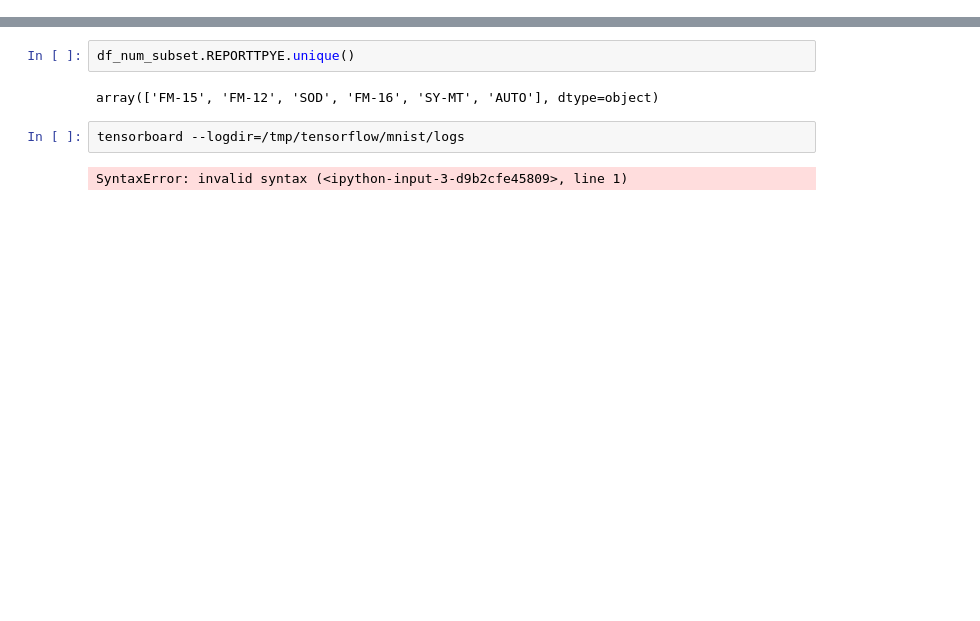
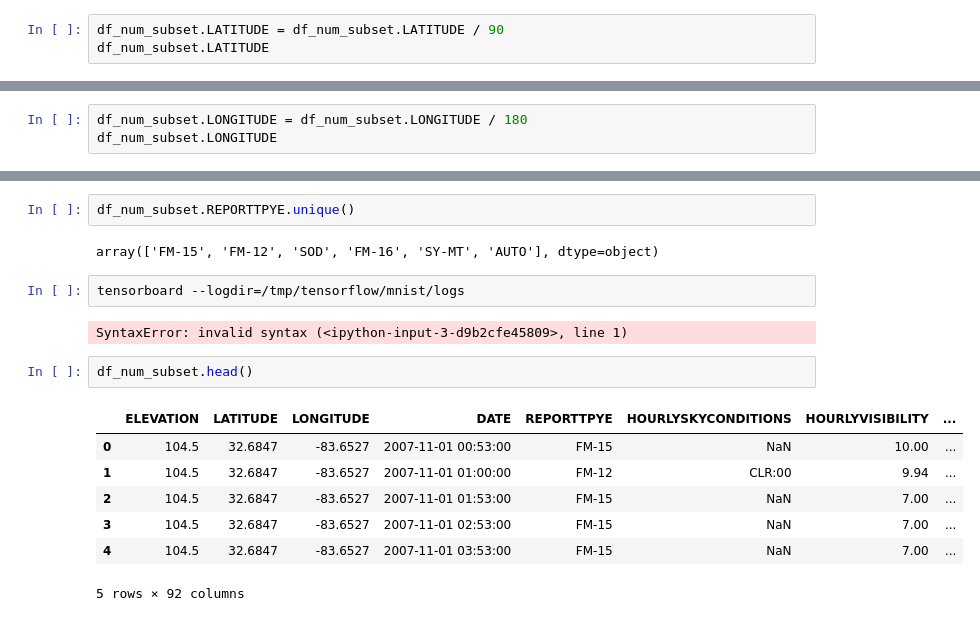
Before and after one commit to 646D7533303834/TensorflowTut, a Jupyter notebook: Project/Weatherman_Net.ipynb, the cells around one changed output, grey strips where cells are left out. Saved outputs shown, nothing was run; the diff lists cells and outputs as text; blank space fills up the shorter version.

```diff
--- a/Project/Weatherman_Net.ipynb
+++ b/Project/Weatherman_Net.ipynb
@@ -103,3 +107,6 @@ df_num_subset['time_norm']
 144078    0.995139
 144079    0.999306
 Name: time_norm, Length: 144080, dtype: float64
+# %%
+df_num_subset.LATITUDE = df_num_subset.LATITUDE / 90
+df_num_subset.LATITUDE
@@ -105,0 +131,3 @@ Name: time_norm, Length: 144080, dtype: float64
+# %%
+df_num_subset.LONGITUDE = df_num_subset.LONGITUDE / 180
+df_num_subset.LONGITUDE
@@ -111,3 +157,13 @@ array(['FM-15', 'FM-12', 'SOD', 'FM-16', 'SY-MT', 'AUTO'], dtype=object)
 tensorboard --logdir=/tmp/tensorflow/mnist/logs
 # %% [output]
 SyntaxError: invalid syntax (<ipython-input-3-d9b2cfe45809>, line 1)
+# %%
+df_num_subset.head()
+# %% [output]
+|  | ELEVATION | LATITUDE | LONGITUDE | DATE | REPORTTPYE | HOURLYSKYCONDITIONS | HOURLYVISIBILITY | ... |
+| 0 | 104.5 | 32.6847 | -83.6527 | 2007-11-01 00:53:00 | FM-15 | NaN | 10.00 | ... |
+| 1 | 104.5 | 32.6847 | -83.6527 | 2007-11-01 01:00:00 | FM-12 | CLR:00 | 9.94 | ... |
+| 2 | 104.5 | 32.6847 | -83.6527 | 2007-11-01 01:53:00 | FM-15 | NaN | 7.00 | ... |
+| 3 | 104.5 | 32.6847 | -83.6527 | 2007-11-01 02:53:00 | FM-15 | NaN | 7.00 | ... |
+| 4 | 104.5 | 32.6847 | -83.6527 | 2007-11-01 03:53:00 | FM-15 | NaN | 7.00 | ... |
+5 rows × 92 columns
```
Also changed, not shown: parts of 29 cells of this notebook, 3 other files.
